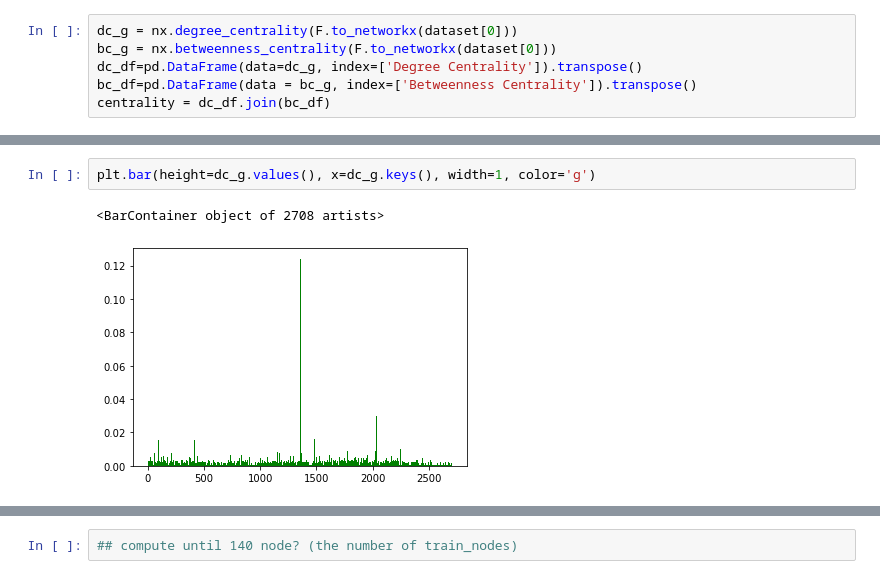
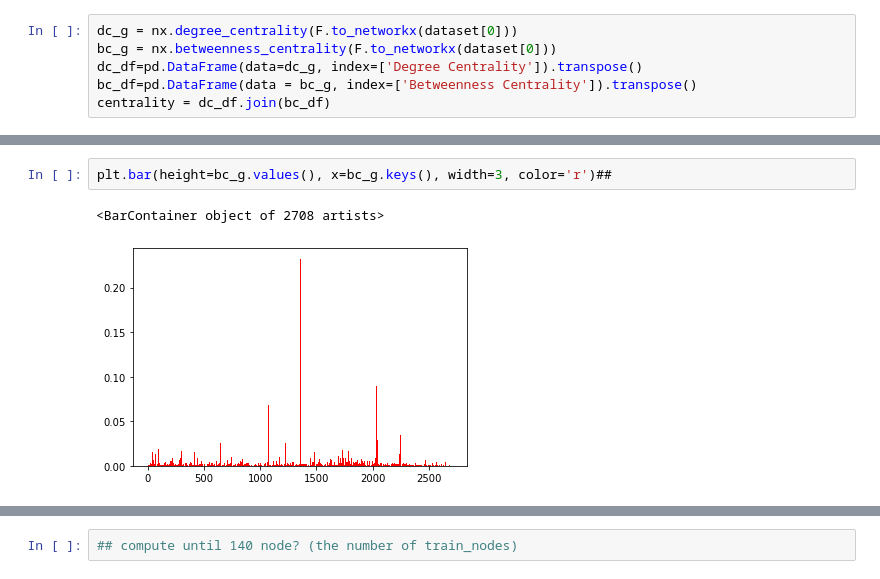
Before and after one commit to theodora-yko/GNN_diagnostics, a Jupyter notebook: experiment-uncertainty.ipynb, the cells around one changed output, grey strips where cells are left out. Drawn from its saved outputs; the diff is of its cells as text.

Commit message:
plotted histograms, bars, boxplot

```diff
--- a/experiment-uncertainty.ipynb
+++ b/experiment-uncertainty.ipynb
@@ -139,5 +182,5 @@ dtype: int64
 # %%
-plt.bar(height=dc_g.values(), x=dc_g.keys(), width=1, color='g')
+plt.bar(height=bc_g.values(), x=bc_g.keys(), width=3, color='r')##
 # %% [output]
 <BarContainer object of 2708 artists>
-[figure, old version]
+[figure, new version]
```
Also changed, not shown: parts of 12 cells of this notebook.
